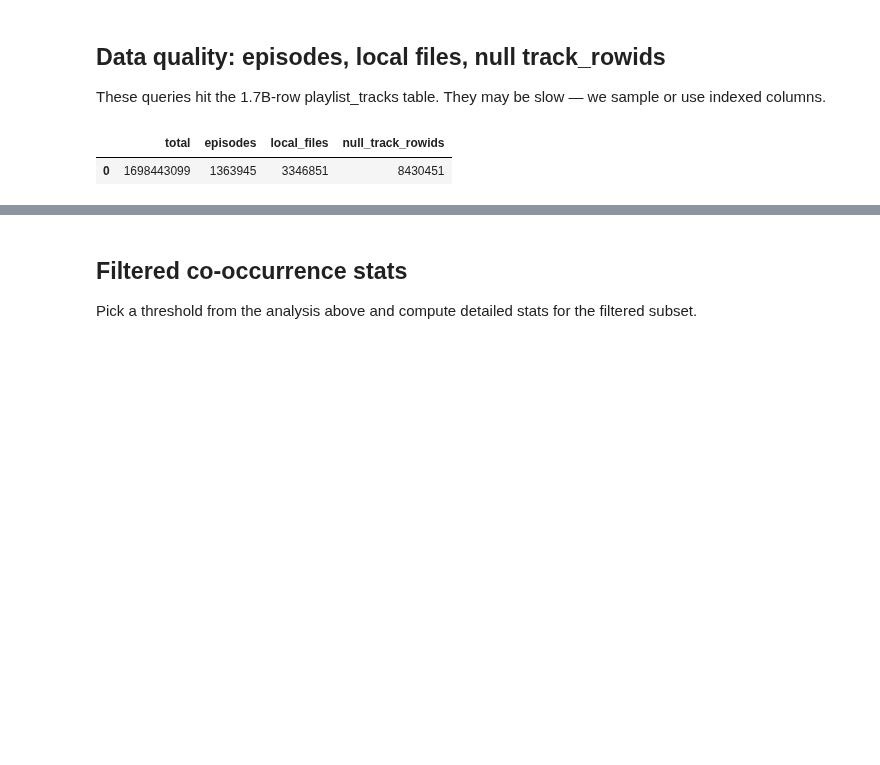
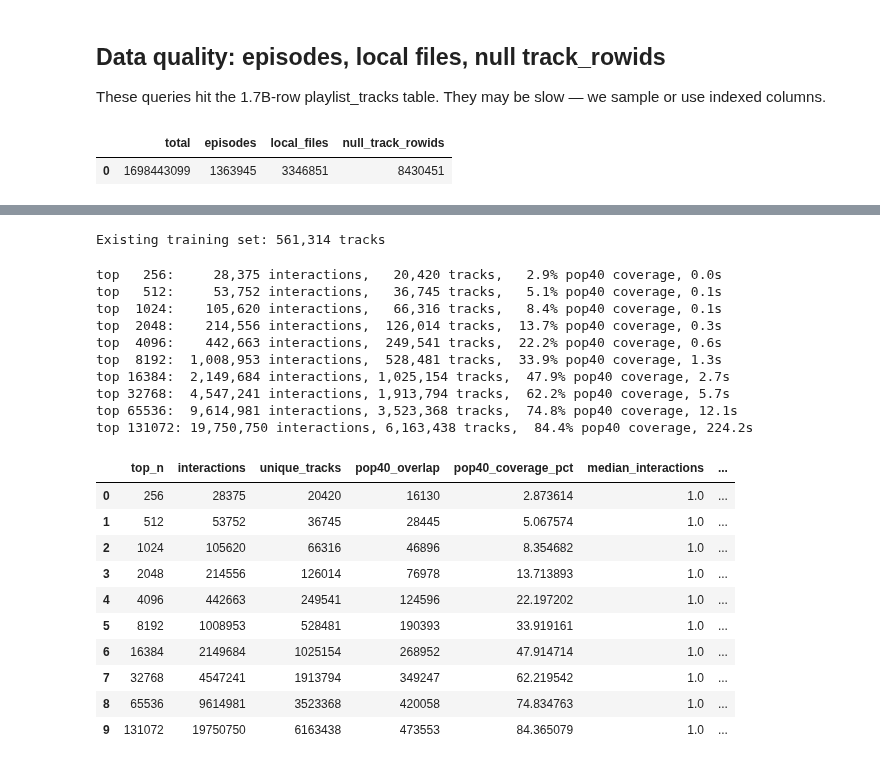
Before and after one commit to peppedilillo/toposonico, a Jupyter notebook: notebooks/10_playlist_exploration.ipynb, the cells around one changed output, grey strips where cells are left out. Saved outputs shown, nothing was run; the diff lists cells and outputs as text; code cells hidden in the pictures; blank space fills up the shorter version.

```diff
--- a/notebooks/10_playlist_exploration.ipynb
+++ b/notebooks/10_playlist_exploration.ipynb
@@ -190,9 +193,11 @@ How many unique tracks appear in the playlist data, and how many overlap with ou
 # %%
-# Unique tracks in playlist data (this may be slow on the full table)
-n_unique_tracks = conn.execute("""
-    SELECT COUNT(DISTINCT track_rowid)
-    FROM playlist_tracks
-    WHERE track_rowid IS NOT NULL AND is_episode = 0 AND is_local = 0
-""").fetchone()[0]
-print(f"Unique tracks in playlist data: {n_unique_tracks:,}")
+# Load our existing training track_rowids for overlap check
+training_data = pd.read_parquet(
+    Path("..") / "data/engineered/training_pop40_genres.parquet",
+    columns=["track_rowid"],
+)
+training_track_ids = set(training_data["track_rowid"])
+print(f"Existing training set: {len(training_track_ids):,} tracks")
+# %% [output]
+Existing training set: 561,314 tracks
 # %%
@@ -206,4 +223,0 @@ print(f"Existing training set: {len(training_track_ids):,} tracks")
-# %% [markdown]
-## Filtered co-occurrence stats
-
-Pick a threshold from the analysis above and compute detailed stats for the filtered subset.
@@ -216,0 +224,57 @@ filtered_playlists = set(
+# %%
+N_VALUES = [2 ** n for n in range(8, 18)]
+results = []
+
+for n in N_VALUES:
+    t0 = time.time()
+    interactions = fetch_top_n_tracks(conn, n)
+    elapsed = time.time() - t0
+
+    unique_tracks = interactions["track_rowid"].nunique()
+    overlap = len(set(interactions["track_rowid"]) & training_track_ids)
+
+    # interactions per track
+    track_counts = interactions["track_rowid"].value_counts()
+
+    results.append({
+        "top_n": n,
+        "interactions": len(interactions),
+        "unique_tracks": unique_tracks,
+        "pop40_overlap": overlap,
+        "pop40_coverage_pct": 100 * overlap / len(training_track_ids),
+        "median_interactions": track_counts.median(),
+        "p25_interactions": track_counts.quantile(0.25),
+        "p75_interactions": track_counts.quantile(0.75),
+        "tracks_with_1": (track_counts == 1).sum(),
+        "pct_with_1": 100 * (track_counts == 1).sum() / unique_tracks,
+        "time_s": elapsed,
+    })
+    print(f"top {n:>5}: {len(interactions):>10,} interactions, "
+          f"{unique_tracks:>8,} tracks, "
+          f"{100*overlap/len(training_track_ids):>5.1f}% pop40 coverage, "
+          f"{elapsed:.1f}s")
+
+results_df = pd.DataFrame(results)
+results_df
+# %% [output]
+top   256:     28,375 interactions,   20,420 tracks,   2.9% pop40 coverage, 0.0s
+top   512:     53,752 interactions,   36,745 tracks,   5.1% pop40 coverage, 0.1s
+top  1024:    105,620 interactions,   66,316 tracks,   8.4% pop40 coverage, 0.1s
+top  2048:    214,556 interactions,  126,014 tracks,  13.7% pop40 coverage, 0.3s
+top  4096:    442,663 interactions,  249,541 tracks,  22.2% pop40 coverage, 0.6s
+top  8192:  1,008,953 interactions,  528,481 tracks,  33.9% pop40 coverage, 1.3s
+top 16384:  2,149,684 interactions, 1,025,154 tracks,  47.9% pop40 coverage, 2.7s
+top 32768:  4,547,241 interactions, 1,913,794 tracks,  62.2% pop40 coverage, 5.7s
+top 65536:  9,614,981 interactions, 3,523,368 tracks,  74.8% pop40 coverage, 12.1s
+top 131072: 19,750,750 interactions, 6,163,438 tracks,  84.4% pop40 coverage, 224.2s
+|  | top_n | interactions | unique_tracks | pop40_overlap | pop40_coverage_pct | median_interactions | ... |
+| 0 | 256 | 28375 | 20420 | 16130 | 2.873614 | 1.0 | ... |
+| 1 | 512 | 53752 | 36745 | 28445 | 5.067574 | 1.0 | ... |
+| 2 | 1024 | 105620 | 66316 | 46896 | 8.354682 | 1.0 | ... |
+| 3 | 2048 | 214556 | 126014 | 76978 | 13.713893 | 1.0 | ... |
+| 4 | 4096 | 442663 | 249541 | 124596 | 22.197202 | 1.0 | ... |
+| 5 | 8192 | 1008953 | 528481 | 190393 | 33.919161 | 1.0 | ... |
+| 6 | 16384 | 2149684 | 1025154 | 268952 | 47.914714 | 1.0 | ... |
+| 7 | 32768 | 4547241 | 1913794 | 349247 | 62.219542 | 1.0 | ... |
+| 8 | 65536 | 9614981 | 3523368 | 420058 | 74.834763 | 1.0 | ... |
+| 9 | 131072 | 19750750 | 6163438 | 473553 | 84.365079 | 1.0 | ... |
```
Also changed, not shown: parts of 10 cells of this notebook.
